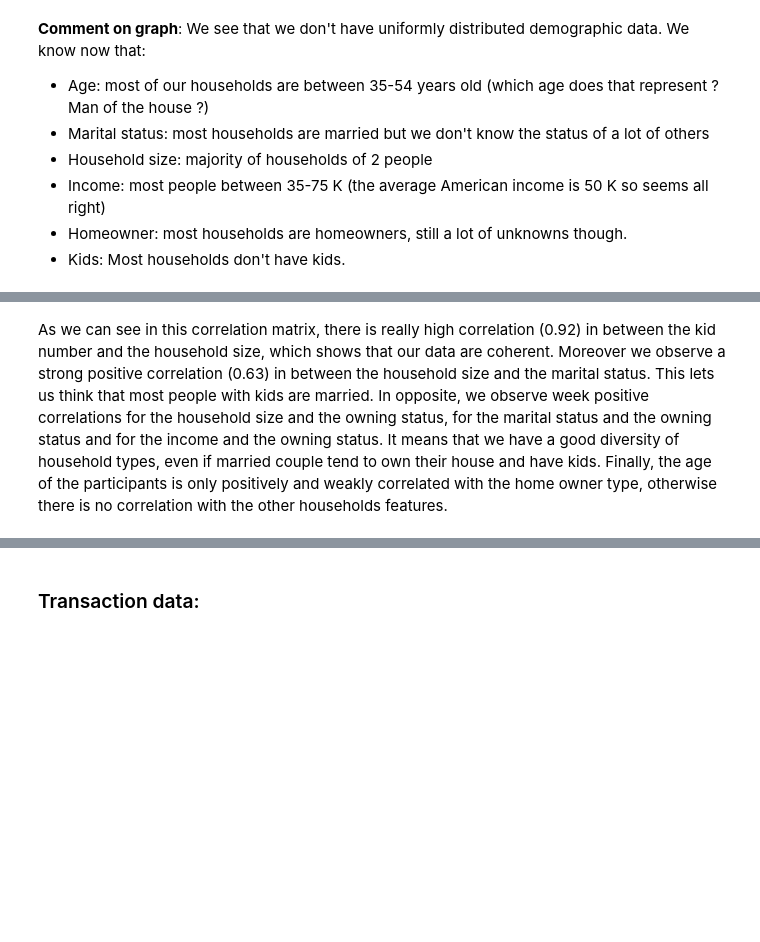
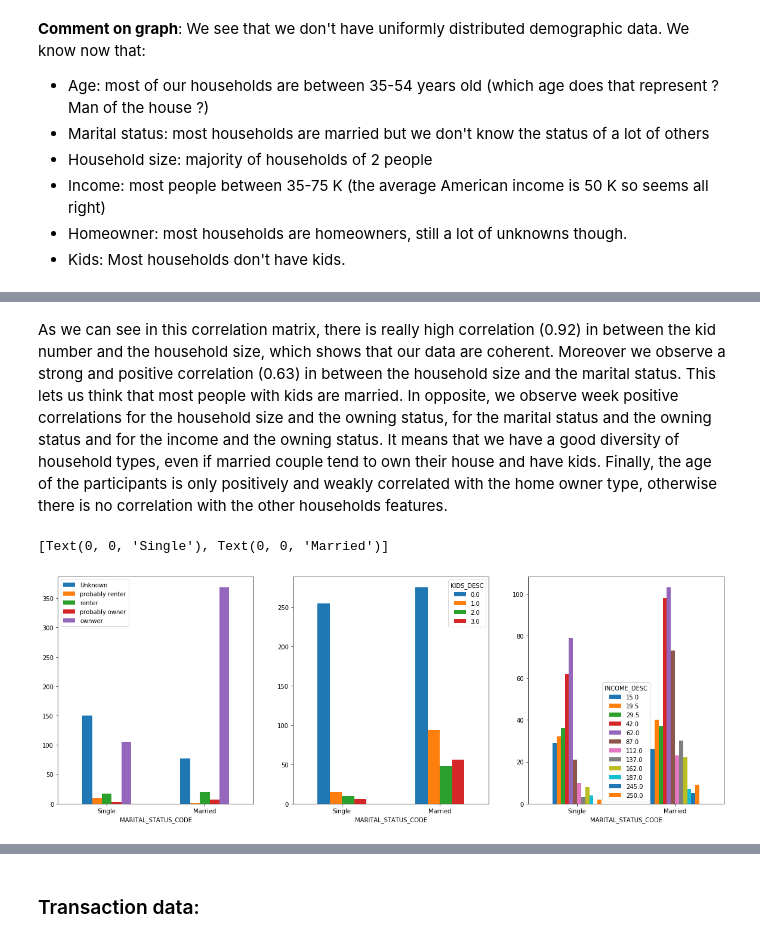
Before and after one commit to marvande/epfl-ada-2019-data-analysis, a Jupyter notebook: code/main.ipynb, the cells around one changed output, grey strips where cells are left out. Cells and saved outputs as stored; diff of their text form; code cells hidden in the pictures; blank space fills up the shorter version.

```diff
--- a/code/main.ipynb
+++ b/code/main.ipynb
@@ -480,24 +615,27 @@ plt.title('Correlation matrix of the demographic data',fontsize=20)
 # %% [markdown]
-As we can see in this correlation matrix, there is really high correlation (0.92) in between the kid number and the household size, which shows that our data are coherent. Moreover we observe a strong positive correlation (0.63) in between the household size and the marital status. This lets us think that most people with kids are married. In opposite, we observe week positive correlations for the household size and the owning status, for the marital status and the owning status and for the income and the owning status. It means that we have a good diversity of household types, even if married couple tend to own their house and have kids. Finally, the age of the participants is only positively and weakly correlated with the home owner type, otherwise there is no correlation with the other households features.
+As we can see in this correlation matrix, there is really high correlation (0.92) in between the kid number and the household size, which shows that our data are coherent. Moreover we observe a strong and positive correlation (0.63) in between the household size and the marital status. This lets us think that most people with kids are married. In opposite, we observe week positive correlations for the household size and the owning status, for the marital status and the owning status and for the income and the owning status. It means that we have a good diversity of household types, even if married couple tend to own their house and have kids. Finally, the age of the participants is only positively and weakly correlated with the home owner type, otherwise there is no correlation with the other households features.
 # %%
 #Marital status plots
 fig = plt.figure(figsize = (20,7))
 
 ax1 = fig.add_subplot(131)
 ax2 = fig.add_subplot(132)
 ax3 = fig.add_subplot(133)
 
 Married_vs_owner = hh_demo_corr.groupby(['MARITAL_STATUS_CODE','HOMEOWNER_DESC']).count()
 Married_vs_owner.unstack()['KIDS_DESC'].plot.bar(rot=0, ax= ax1 )
 ax1.legend(['Unknown', 'probably renter', 'renter', 'probably owner', 'ownwer'])
 ax1.set_xticklabels(['Single','Married'])
 
-Married_vs_age = hh_demo_corr.groupby(['MARITAL_STATUS_CODE','HOUSEHOLD_SIZE_DESC']).count()
-Married_vs_age.unstack()['KIDS_DESC'].plot.bar(rot=0, ax= ax2)
+Married_vs_age = hh_demo_corr.groupby(['MARITAL_STATUS_CODE','KIDS_DESC']).count()
+Married_vs_age.unstack()['HOUSEHOLD_SIZE_DESC'].plot.bar(rot=0, ax= ax2)
 ax2.set_xticklabels(['Single','Married'])
 
 Married_vs_income = hh_demo_corr.groupby(['MARITAL_STATUS_CODE','INCOME_DESC']).count()
 Married_vs_income.unstack()['KIDS_DESC'].plot.bar(rot=0, ax= ax3)
 ax3.set_xticklabels(['Single','Married'])
+# %% [output]
+[Text(0, 0, 'Single'), Text(0, 0, 'Married')]
+[figure, added]
 # %%
 hh_demo_corr.groupby('MARITAL_STATUS_CODE').mean()
```
Also changed, not shown: parts of 48 cells of this notebook.
